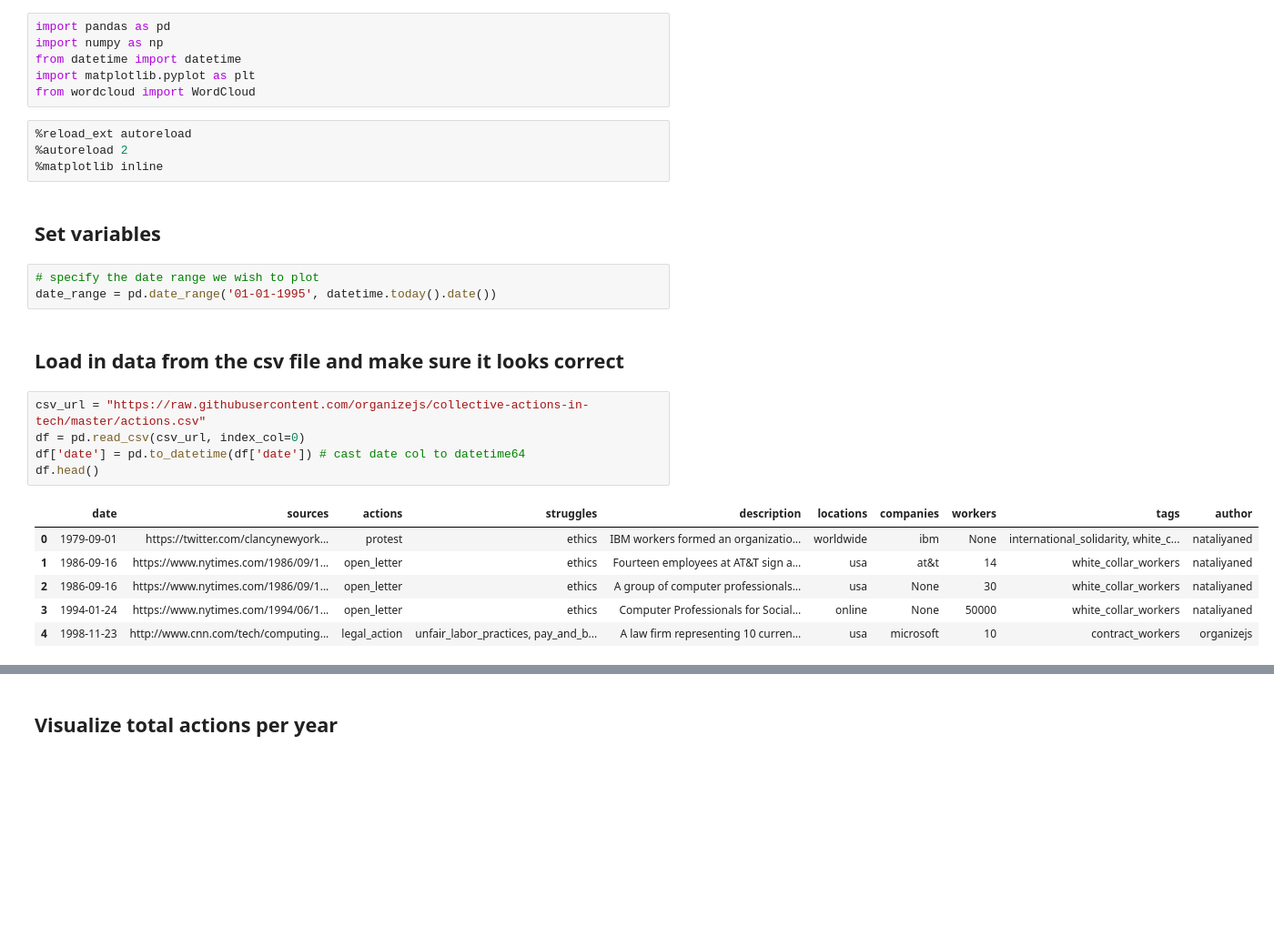
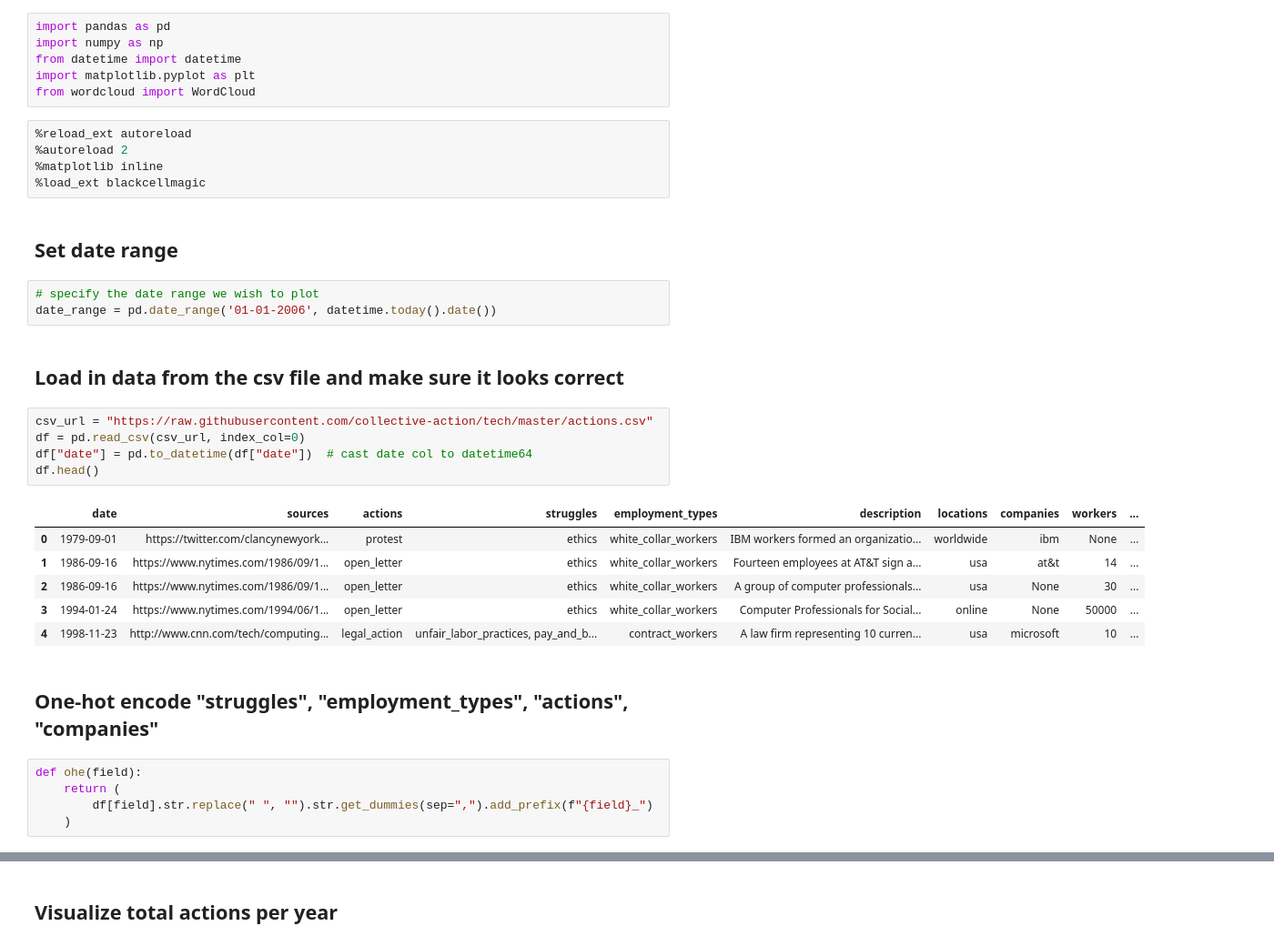
Before and after one commit to collective-action/tech, a Jupyter notebook: analysis/visualizations.ipynb, the cells around one changed output, grey strips where cells are left out. Shown at 91% size. Drawn from its saved outputs; the diff is of its cells as text; blank space fills up the shorter version.

```diff
--- a/analysis/visualizations.ipynb
+++ b/analysis/visualizations.ipynb
@@ -8,22 +8,30 @@ from wordcloud import WordCloud
 %reload_ext autoreload
 %autoreload 2
 %matplotlib inline
+%load_ext blackcellmagic
 # %% [markdown]
-## Set variables
+## Set date range
 # %%
 # specify the date range we wish to plot
-date_range = pd.date_range('01-01-1995', datetime.today().date())
+date_range = pd.date_range('01-01-2006', datetime.today().date())
 # %% [markdown]
 ## Load in data from the csv file and make sure it looks correct
 # %%
-csv_url = "https://raw.githubusercontent.com/organizejs/collective-actions-in-tech/master/actions.csv"
+csv_url = "https://raw.githubusercontent.com/collective-action/tech/master/actions.csv"
 df = pd.read_csv(csv_url, index_col=0)
-df['date'] = pd.to_datetime(df['date']) # cast date col to datetime64
+df["date"] = pd.to_datetime(df["date"])  # cast date col to datetime64
 df.head()
 # %% [output]
-|  | date | sources | actions | struggles | description | locations | companies | workers | tags | author |
-| 0 | 1979-09-01 | https://twitter.com/clancynewyork... | protest | ethics | IBM workers formed an organizatio... | worldwide | ibm | None | international_solidarity, white_c... | nataliyaned |
-| 1 | 1986-09-16 | https://www.nytimes.com/1986/09/1... | open_letter | ethics | Fourteen employees at AT&T sign a... | usa | at&t | 14 | white_collar_workers | nataliyaned |
-| 2 | 1986-09-16 | https://www.nytimes.com/1986/09/1... | open_letter | ethics | A group of computer professionals... | usa | None | 30 | white_collar_workers | nataliyaned |
-| 3 | 1994-01-24 | https://www.nytimes.com/1994/06/1... | open_letter | ethics | Computer Professionals for Social... | online | None | 50000 | white_collar_workers | nataliyaned |
-| 4 | 1998-11-23 | http://www.cnn.com/tech/computing... | legal_action | unfair_labor_practices, pay_and_b... | A law firm representing 10 curren... | usa | microsoft | 10 | contract_workers | organizejs |
+|  | date | sources | actions | struggles | employment_types | description | locations | companies | workers | ... |
+| 0 | 1979-09-01 | https://twitter.com/clancynewyork... | protest | ethics | white_collar_workers | IBM workers formed an organizatio... | worldwide | ibm | None | ... |
+| 1 | 1986-09-16 | https://www.nytimes.com/1986/09/1... | open_letter | ethics | white_collar_workers | Fourteen employees at AT&T sign a... | usa | at&t | 14 | ... |
+| 2 | 1986-09-16 | https://www.nytimes.com/1986/09/1... | open_letter | ethics | white_collar_workers | A group of computer professionals... | usa | None | 30 | ... |
+| 3 | 1994-01-24 | https://www.nytimes.com/1994/06/1... | open_letter | ethics | white_collar_workers | Computer Professionals for Social... | online | None | 50000 | ... |
+| 4 | 1998-11-23 | http://www.cnn.com/tech/computing... | legal_action | unfair_labor_practices, pay_and_b... | contract_workers | A law firm representing 10 curren... | usa | microsoft | 10 | ... |
+# %% [markdown]
+## One-hot encode "struggles", "employment_types", "actions", "companies"
+# %%
+def ohe(field):
+    return (
+        df[field].str.replace(" ", "").str.get_dummies(sep=",").add_prefix(f"{field}_")
+    )
```
Also changed, not shown: parts of 21 cells of this notebook.
